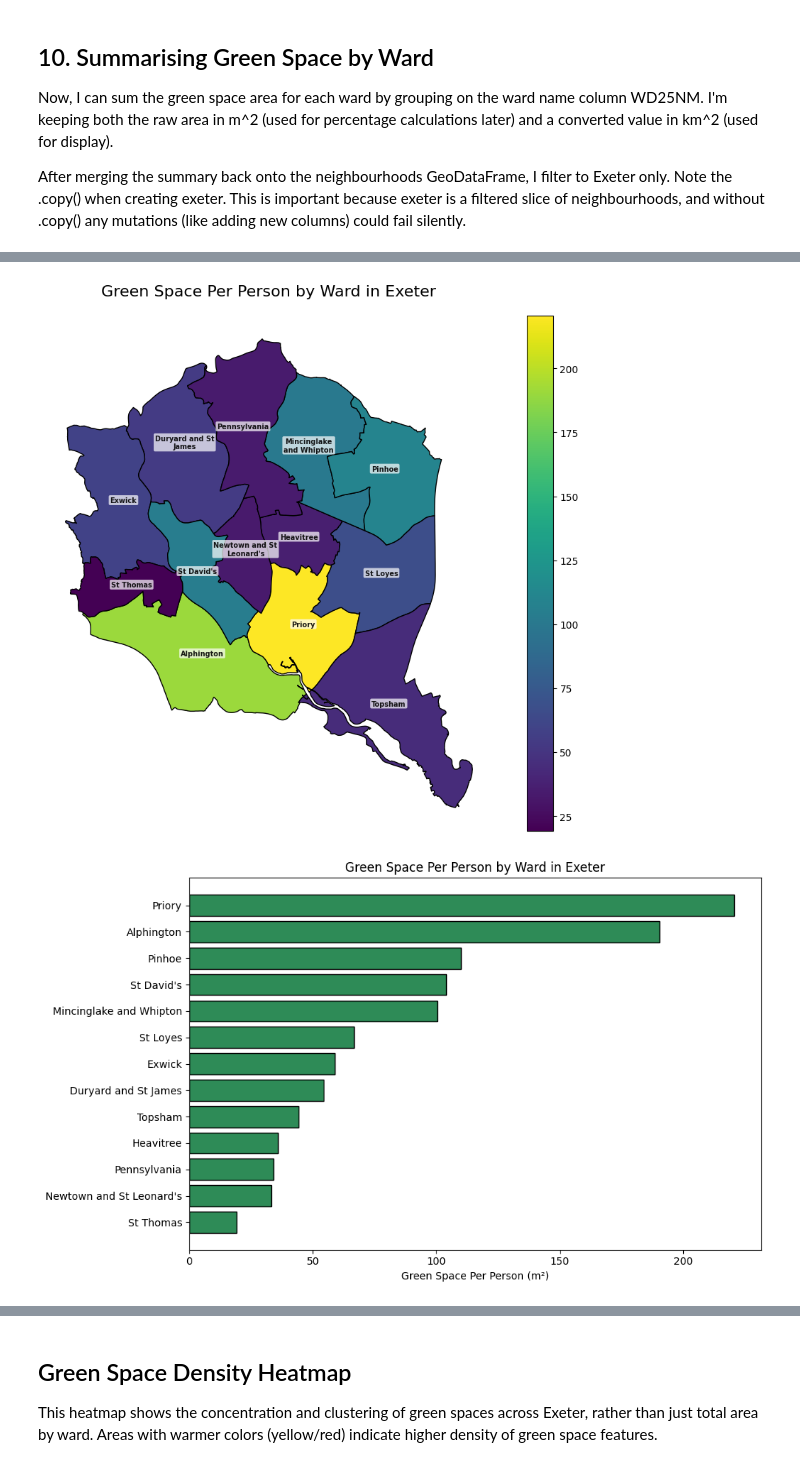
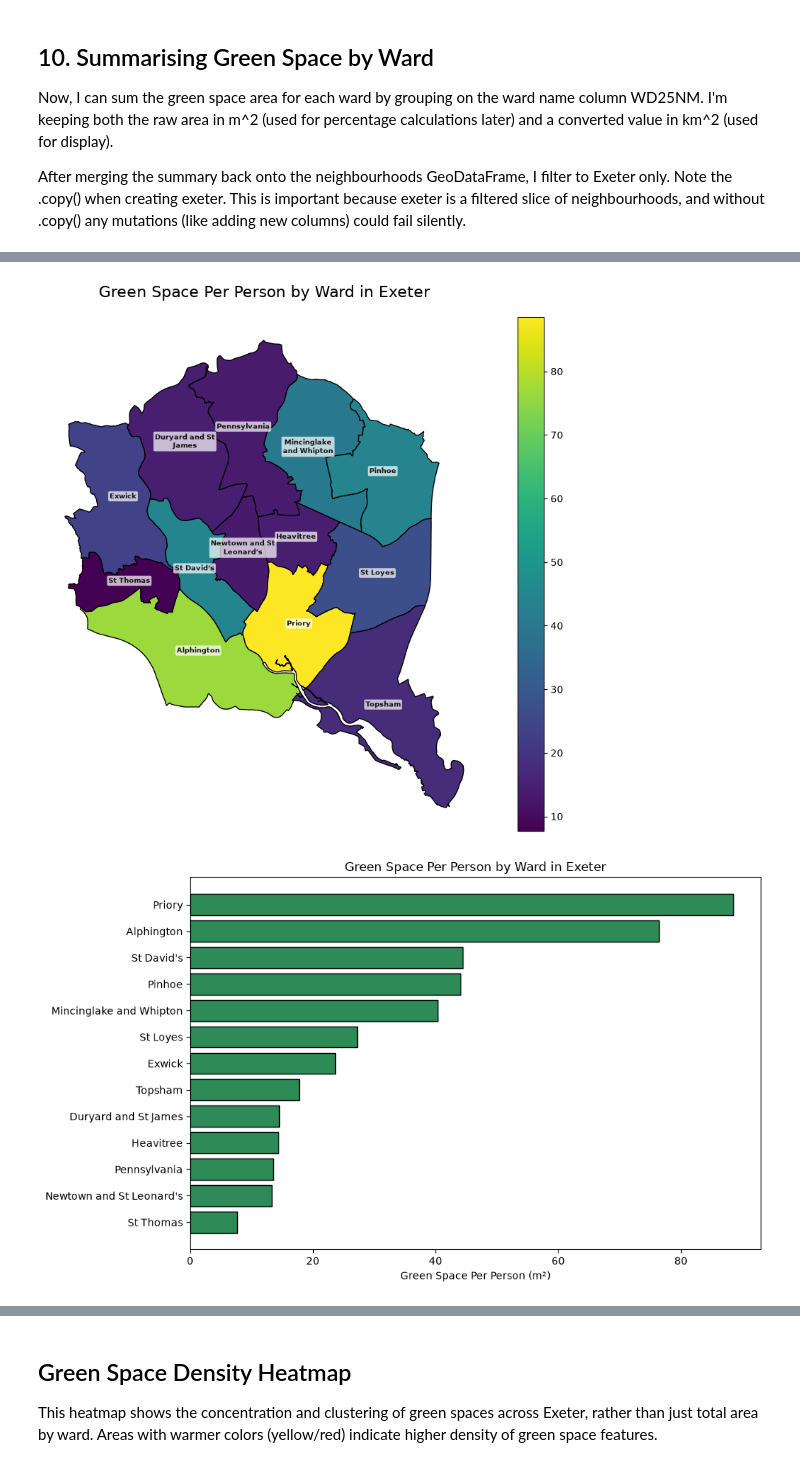
Before and after one commit to livi514/mapping-green-spaces-in-exeter, a Jupyter notebook: geopandas project.ipynb, the cells around one changed output, grey strips where cells are left out. Cells and saved outputs as stored; diff of their text form; code cells hidden in the pictures.

```diff
--- a/geopandas project.ipynb
+++ b/geopandas project.ipynb
@@ -77,6 +77,7 @@ except Exception as e:
         print("Loaded local GeoPackage.")
     except FileNotFoundError as e:
         print(f"Local file not found: {e}")
+        raise RuntimeError("No data source available. Please check your internet connection or ensure the local GeoPackage is present.")
 # %% [output]
 Loaded Exeter wards from ArcGIS FeatureServer.
 # %% [markdown]
@@ -213,7 +215,7 @@ I'm also removing any null geometries from the green space GeoDataFrame, which c
 # %%
-neighbourhoods = neighbourhoods.to_crs(3857)
-green = green.to_crs(3857)
-green = green[green.geometry.notnull()]
+neighbourhoods = neighbourhoods.to_crs(27700)
+green = green.to_crs(27700)
+green = green[green.geometry.notnull()].copy()
 # %% [markdown]
 ## 9. Clipping Green Spaces to Ward Boundaries
 
@@ -318,33 +322,33 @@ df.columns = df.columns.str.lower()
 df = df.rename(columns={"geography_name": "ward_name", "obs_value": "population"})
 df["ward_name"] = df["ward_name"].str.replace(r" \(Exeter\)$", "", regex=True)
 df = df.sort_values("ward_name")
 
 # merge onto exeter GeoDataFrame using the ward name column, and check for any unmatched wards
 exeter = exeter.merge(df, left_on="WD25NM", right_on="ward_name", how="left")
 missing = exeter[exeter["population"].isna()]
 if not missing.empty:
-    print("Missing population for wards:", missing["WD25NM"].tolist())
+    raise RuntimeError(f"Population data missing for some wards: {missing['WD25NM'].tolist()}. Please check the data source or the ward names.")
 
 # calculate green space per capita
 exeter["green_per_person"] = exeter["area_m2"] / exeter["population"]
 
 # plotting
 ax = exeter.plot(
     column="green_per_person",
     cmap="viridis",
     legend=True,
     figsize=(10, 8),
     edgecolor="black",
 )
 
 
 add_ward_labels(ax, exeter)
 ax.set_title("Green Space Per Person by Ward in Exeter", fontsize=16, pad=20)
 ax.set_axis_off()
 plt.tight_layout()
 plt.show()
 
 plot_bar(exeter, "green_per_person", "Green Space Per Person (m²)", "Green Space Per Person by Ward in Exeter")
 # %% [output]
-[figure, old version]
+[figure, new version]
-[figure, old version]
+[figure, new version]
```
Also changed, not shown: parts of 23 cells of this notebook, 3 other files.
